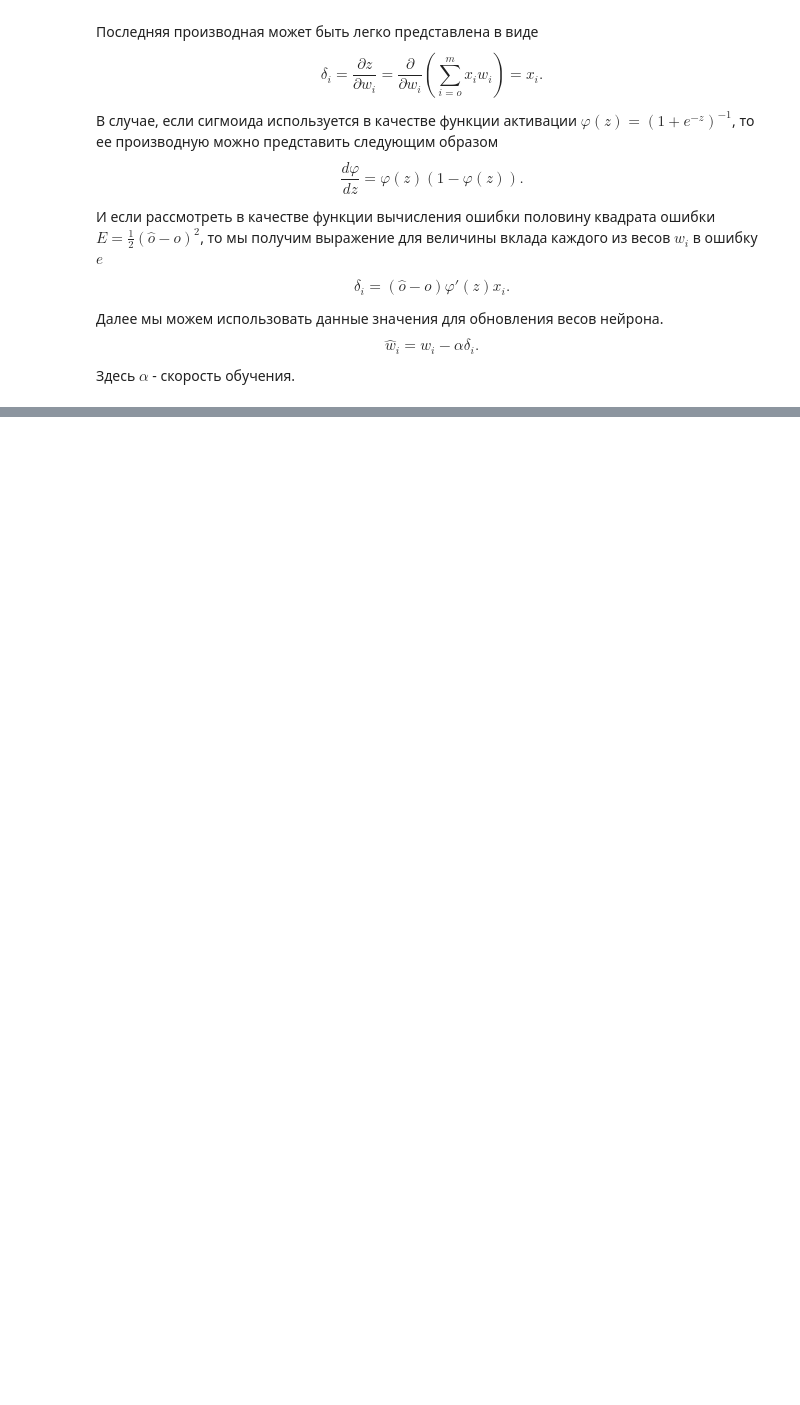
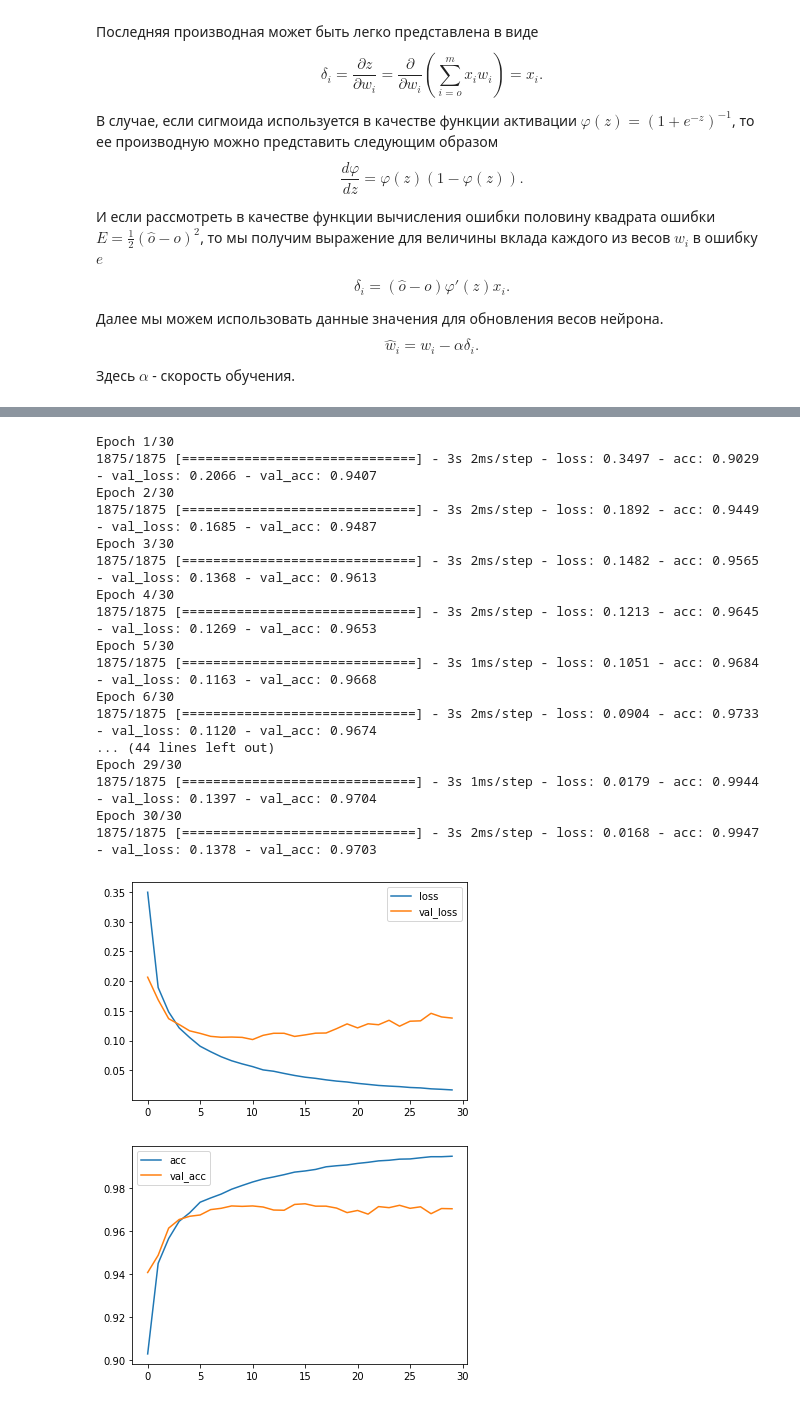
Before and after one commit to sdukshis/ml-intro, a Jupyter notebook: notebooks/Artificial Neural Networks.ipynb, the cells around one changed output, grey strips where cells are left out. Saved outputs shown, nothing was run; the diff lists cells and outputs as text; code cells hidden in the pictures; blank space fills up the shorter version.

```diff
--- a/notebooks/Artificial Neural Networks.ipynb
+++ b/notebooks/Artificial Neural Networks.ipynb
@@ -156,0 +348,20 @@ history[['acc', 'val_acc']].plot()
+# %%
+model = Sequential()
+model.add(Input(shape=(m, ),
+                name="Input",
+                ))
+model.add(Dense(units=36,
+                name="Hidden",
+                activation="relu",
+                ))
+model.add(Dense(units=nclasses,
+                name="Output",
+                activation="softmax",
+                ))
+
+model.compile(loss='categorical_crossentropy',
+              optimizer='adam',
+              metrics=['acc'],
+              )
+
+model.summary()
@@ -156,0 +381,22 @@ history[['acc', 'val_acc']].plot()
+# %%
+fit_and_plot(model, X_train.reshape(-1, m), y_train_enc, X_test.reshape(-1, m), y_test_enc)
+# %% [output]
+Epoch 1/30
+1875/1875 [==============================] - 3s 2ms/step - loss: 0.3497 - acc: 0.9029 - val_loss: 0.2066 - val_acc: 0.9407
+Epoch 2/30
+1875/1875 [==============================] - 3s 2ms/step - loss: 0.1892 - acc: 0.9449 - val_loss: 0.1685 - val_acc: 0.9487
+Epoch 3/30
+1875/1875 [==============================] - 3s 2ms/step - loss: 0.1482 - acc: 0.9565 - val_loss: 0.1368 - val_acc: 0.9613
+Epoch 4/30
+1875/1875 [==============================] - 3s 2ms/step - loss: 0.1213 - acc: 0.9645 - val_loss: 0.1269 - val_acc: 0.9653
+Epoch 5/30
+1875/1875 [==============================] - 3s 1ms/step - loss: 0.1051 - acc: 0.9684 - val_loss: 0.1163 - val_acc: 0.9668
+Epoch 6/30
+1875/1875 [==============================] - 3s 2ms/step - loss: 0.0904 - acc: 0.9733 - val_loss: 0.1120 - val_acc: 0.9674
+... (44 lines left out)
+Epoch 29/30
+1875/1875 [==============================] - 3s 1ms/step - loss: 0.0179 - acc: 0.9944 - val_loss: 0.1397 - val_acc: 0.9704
+Epoch 30/30
+1875/1875 [==============================] - 3s 2ms/step - loss: 0.0168 - acc: 0.9947 - val_loss: 0.1378 - val_acc: 0.9703
+[figure, added]
+[figure, added]
```
Also changed, not shown: parts of 28 cells of this notebook.
